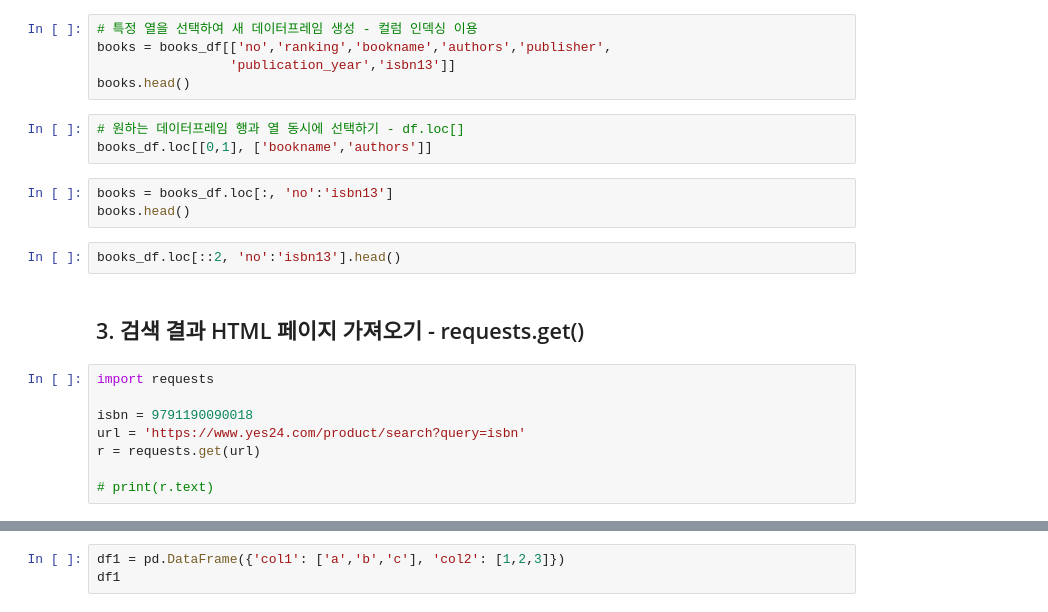
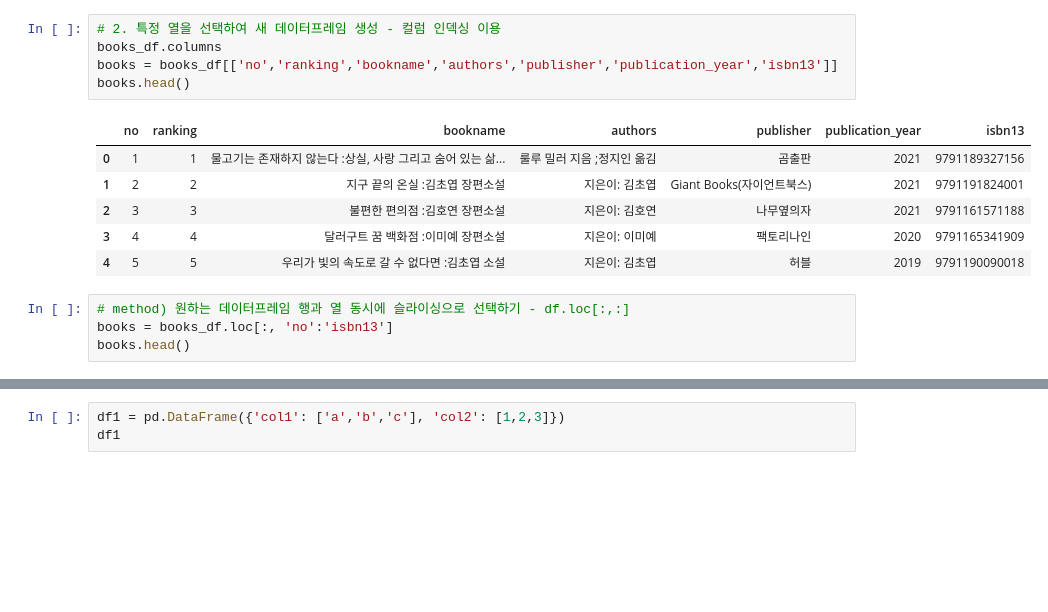
Before and after one commit to ytoaa/bigpython, a Jupyter notebook: openAPI.ipynb, the cells around one changed output, grey strips where cells are left out. Cells and saved outputs as stored; diff of their text form; blank space fills up the shorter version.

```diff
--- a/openAPI.ipynb
+++ b/openAPI.ipynb
@@ -17,24 +63,17 @@ books_df.head()
 # %%
-# 특정 열을 선택하여 새 데이터프레임 생성 - 컬럼 인덱싱 이용
-books = books_df[['no','ranking','bookname','authors','publisher',
-                 'publication_year','isbn13']]
+# 2. 특정 열을 선택하여 새 데이터프레임 생성 - 컬럼 인덱싱 이용
+books_df.columns
+books = books_df[['no','ranking','bookname','authors','publisher','publication_year','isbn13']]
 books.head()
+# %% [output]
+|  | no | ranking | bookname | authors | publisher | publication_year | isbn13 |
+| 0 | 1 | 1 | 물고기는 존재하지 않는다 :상실, 사랑 그리고 숨어 있는 삶... | 룰루 밀러 지음 ;정지인 옮김 | 곰출판 | 2021 | 9791189327156 |
+| 1 | 2 | 2 | 지구 끝의 온실 :김초엽 장편소설 | 지은이: 김초엽 | Giant Books(자이언트북스) | 2021 | 9791191824001 |
+| 2 | 3 | 3 | 불편한 편의점 :김호연 장편소설 | 지은이: 김호연 | 나무옆의자 | 2021 | 9791161571188 |
+| 3 | 4 | 4 | 달러구트 꿈 백화점 :이미예 장편소설 | 지은이: 이미예 | 팩토리나인 | 2020 | 9791165341909 |
+| 4 | 5 | 5 | 우리가 빛의 속도로 갈 수 없다면 :김초엽 소설 | 지은이: 김초엽 | 허블 | 2019 | 9791190090018 |
-# %%
-# 원하는 데이터프레임 행과 열 동시에 선택하기 - df.loc[]
-books_df.loc[[0,1], ['bookname','authors']]
 # %%
+# method) 원하는 데이터프레임 행과 열 동시에 슬라이싱으로 선택하기 - df.loc[:,:]
 books = books_df.loc[:, 'no':'isbn13']
 books.head()
-# %%
-books_df.loc[::2, 'no':'isbn13'].head()
-# %% [markdown]
-## 3. 검색 결과 HTML 페이지 가져오기 - requests.get()
-# %%
-import requests
-
-isbn = 9791190090018
-url = 'https://www.yes24.com/product/search?query=isbn'
-r = requests.get(url)
-
-# print(r.text)
 # %% [markdown]
```
Also changed, not shown: parts of 34 cells of this notebook, 1 other file.
